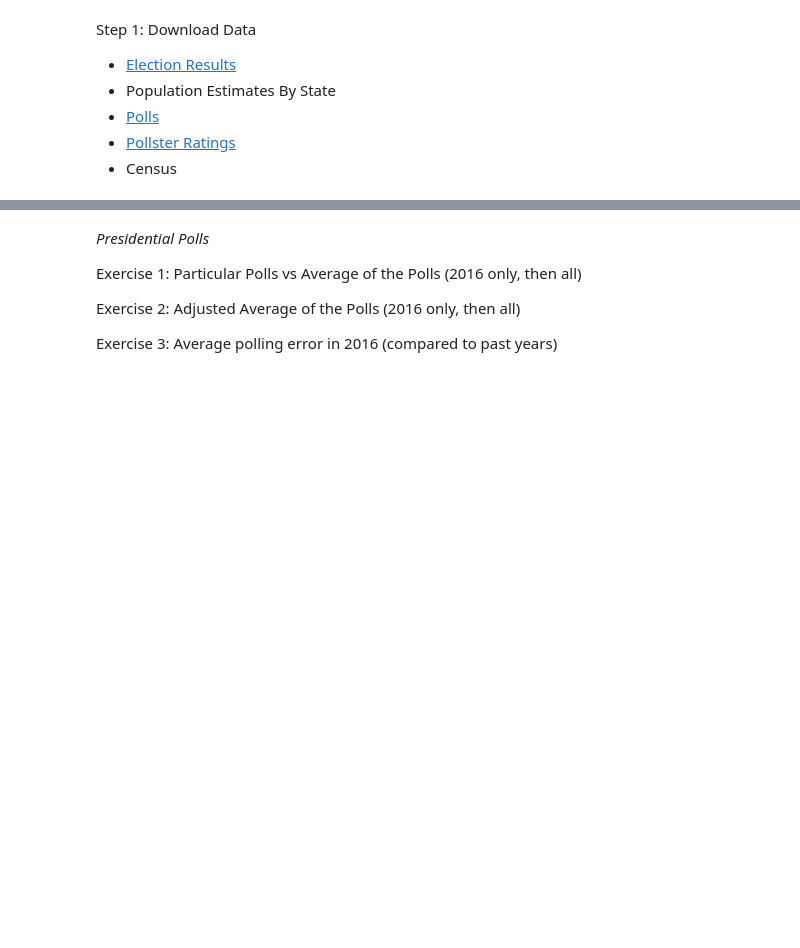
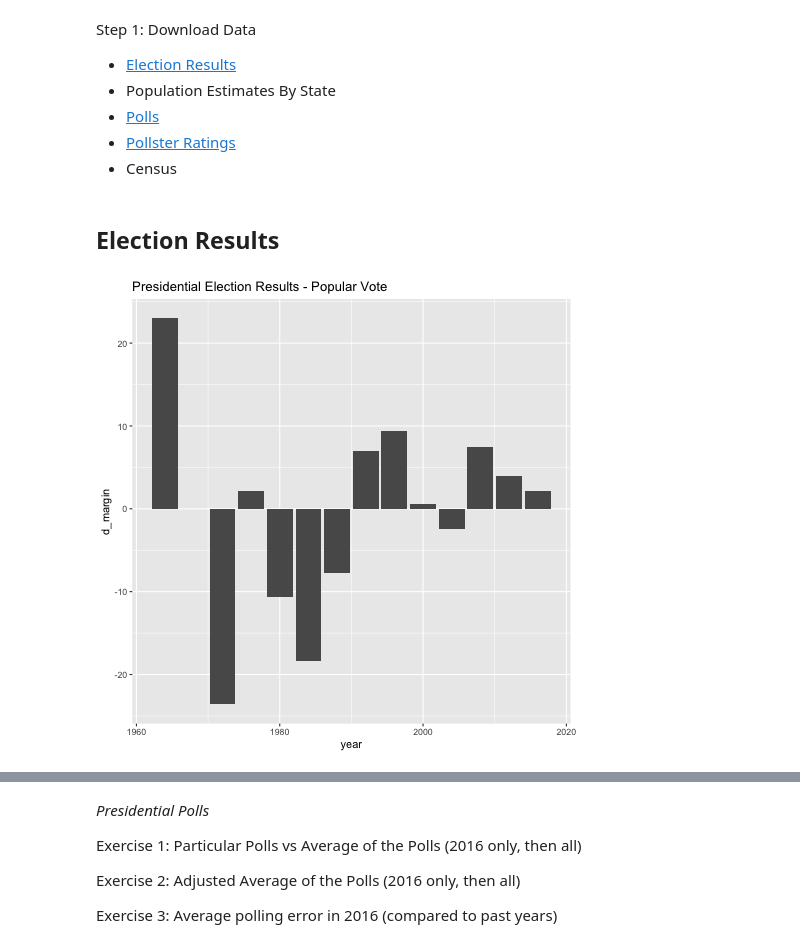
Before and after one commit to dmil/wrangler-polls, a Jupyter notebook: polling-analysis.ipynb, the cells around one changed output, grey strips where cells are left out. Saved outputs shown, nothing was run; the diff lists cells and outputs as text; code cells hidden in the pictures; blank space fills up the shorter version.

Commit message:
add part about election results

```diff
--- a/polling-analysis.ipynb
+++ b/polling-analysis.ipynb
@@ -7,0 +3,20 @@ from utils import download_pres_results
+# %%
+# Inline Chart Parameters
+%matplotlib inline
+from matplotlib import rcParams
+rcParams['figure.figsize'] = (16, 100)
+
+# R imports
+%load_ext rpy2.ipython
+
+# Ignore Warnings
+import warnings
+warnings.filterwarnings('ignore')
+
+# Python Imports
+import pandas as pd
+import numpy as np
+import us
+from utils import download_pres_results
+import matplotlib.pyplot as plt
+from datetime import datetime, timedelta
@@ -12,3 +52,20 @@ Step 1: Download Data
 - [Polls](https://github.com/fivethirtyeight/data/tree/master/pollster-ratings)
 - [Pollster Ratings](https://github.com/fivethirtyeight/data/tree/master/pollster-ratings)
 - Census
+# %% [markdown]
+## Election Results
+# %%
+pres_results_raw = download_pres_results()
+
+def state_to_abbrev(state):
+    return us.states.lookup(state).abbr
+pres_results_national = pres_results_raw[pres_results_raw.state == 'Nationwide']
+pres_results_by_state = pres_results_raw[~pres_results_raw.state.isin(['Washington DC','Nationwide'])]
+# %%
+%%R -i pres_results_national
+# pres_results_national
+ggplot(data=pres_results_national,aes(x=year, y=d_margin)) +
+geom_bar(stat="identity") +
+ggtitle("Presidential Election Results - Popular Vote")
+# %% [output]
+[figure, added]
```
Also changed, not shown: parts of 11 cells of this notebook.
